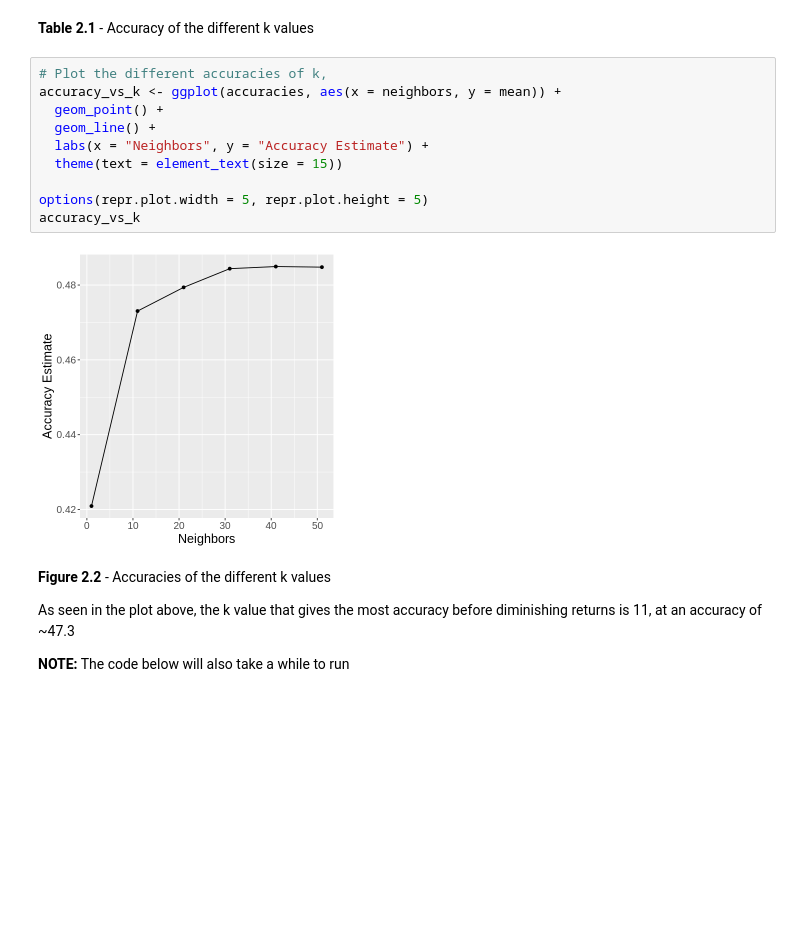
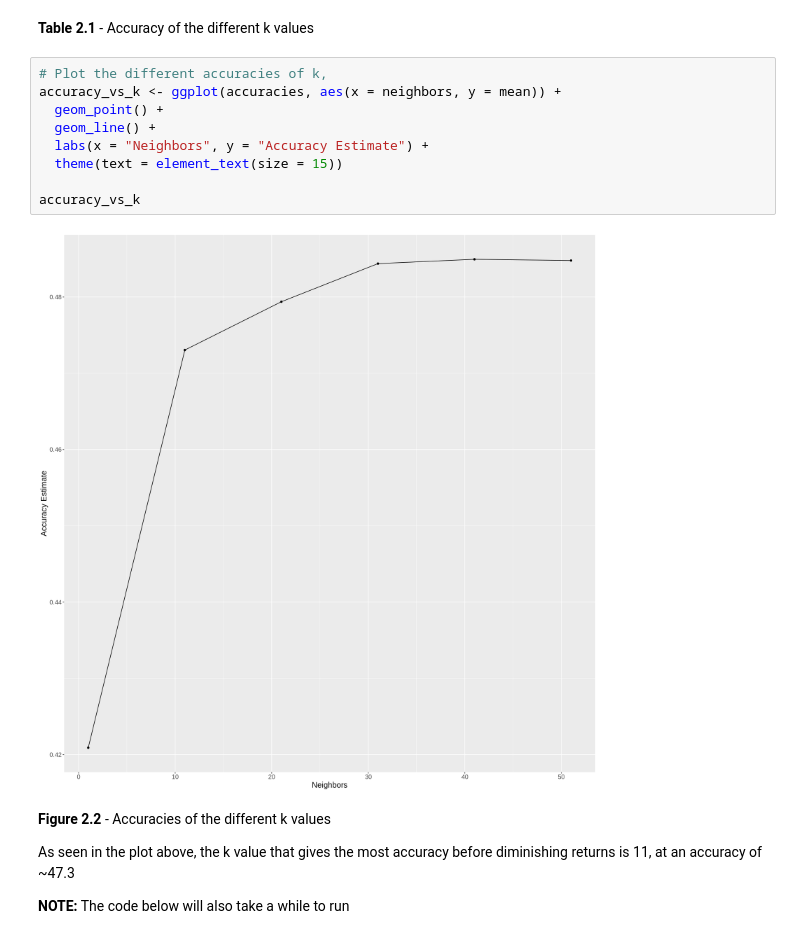
Before and after one commit to DSCI-310-2023/dsci-310-group-04, a Jupyter notebook: genre_classifier_project.ipynb, the cells around one changed output. Saved outputs shown, nothing was run; the diff lists cells and outputs as text; blank space fills up the shorter version.

Commit message:
fixed plots copium

```diff
--- a/genre_classifier_project.ipynb
+++ b/genre_classifier_project.ipynb
@@ -291,15 +291,14 @@ A tibble: 6 × 7
 # %%
 # Plot the different accuracies of k,
 accuracy_vs_k <- ggplot(accuracies, aes(x = neighbors, y = mean)) +
   geom_point() +
   geom_line() +
   labs(x = "Neighbors", y = "Accuracy Estimate") +
   theme(text = element_text(size = 15))
 
-options(repr.plot.width = 5, repr.plot.height = 5)
 accuracy_vs_k
 # %% [output]
-[figure, old version]
+[figure, new version]
 # %% [markdown]
 **Figure 2.2** - Accuracies of the different k values
 
```
